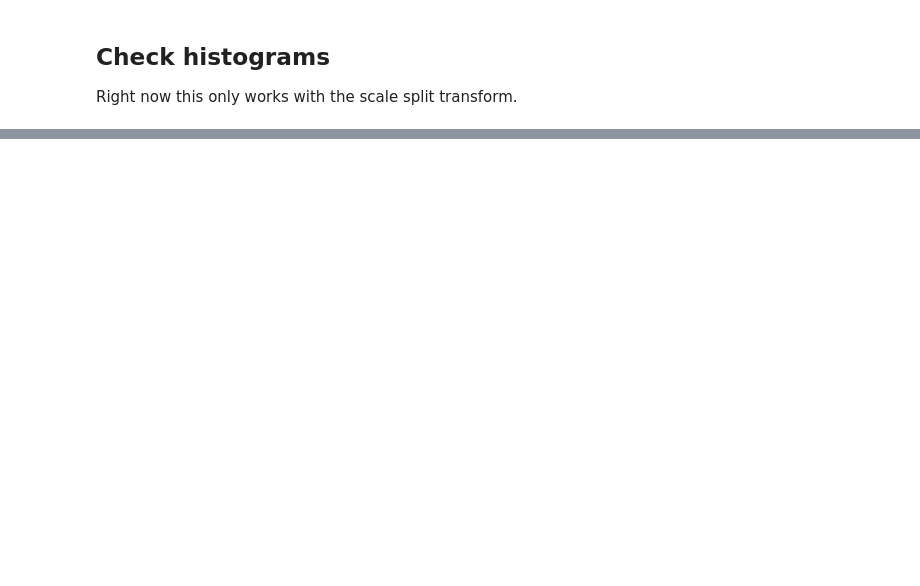
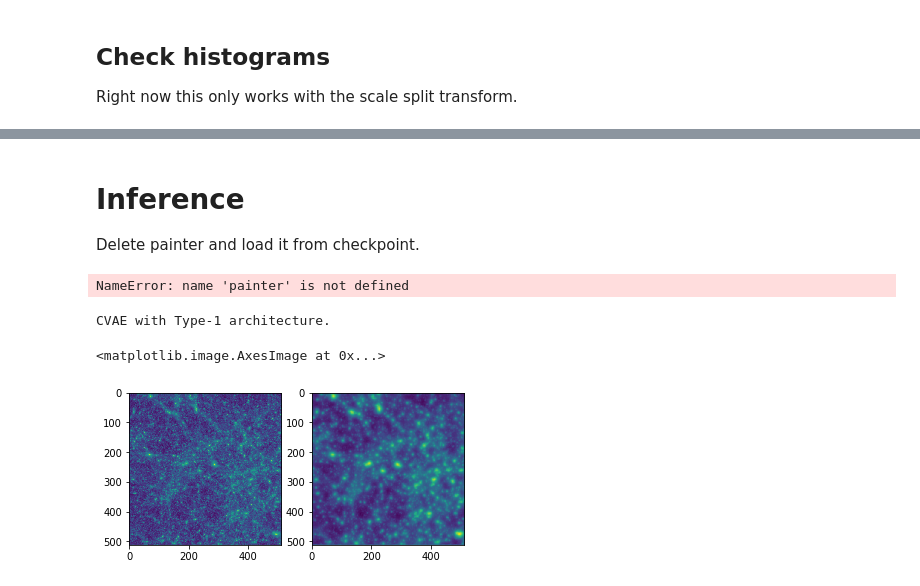
Before and after one commit to tilmantroester/baryon_painter, a Jupyter notebook: notebooks/CVAE_painter.ipynb, the cells around one changed output, grey strips where cells are left out. Saved outputs shown, nothing was run; the diff lists cells and outputs as text; code cells hidden in the pictures; blank space fills up the shorter version.

```diff
--- a/notebooks/CVAE_painter.ipynb
+++ b/notebooks/CVAE_painter.ipynb
@@ -276,0 +515,27 @@ KeyboardInterrupt:
+# %% [markdown]
+# Inference
+
+Delete painter and load it from checkpoint.
+# %%
+del painter
+# %% [output]
+NameError: name 'painter' is not defined
+# %%
+painter = baryon_painter.painter.CVAEPainter("../output/checkpoint_epoch0_batch3499_sample14000")
+
+test_input, _ = test_dataset[435]
+test_output = painter.paint(test_input[0][None,...])
+
+inv_transform = test_dataset.get_inverse_transforms(idx=435)
+test_input = inv_transform[0](test_input[0])
+test_output = inv_transform[1](test_output)
+
+fig, ax = plt.subplots(1, 2)
+
+ax[0].imshow(np.log(test_input))
+
+ax[1].imshow(np.log(test_output))
+# %% [output]
+CVAE with Type-1 architecture.
+<matplotlib.image.AxesImage at 0x...>
+[figure, added]
```
Also changed, not shown: parts of 18 cells of this notebook, 4 other files.
